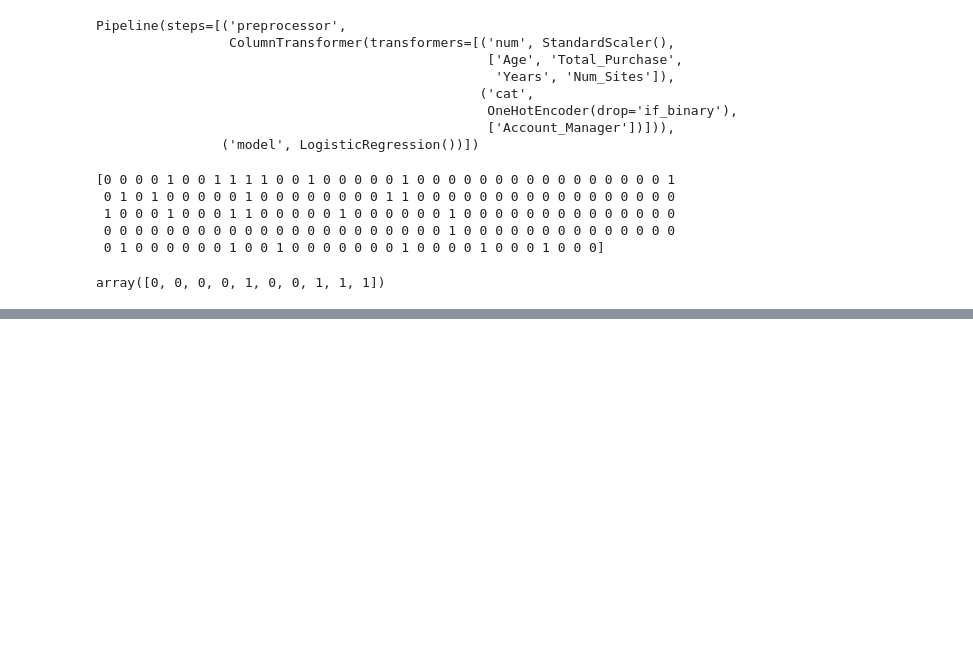
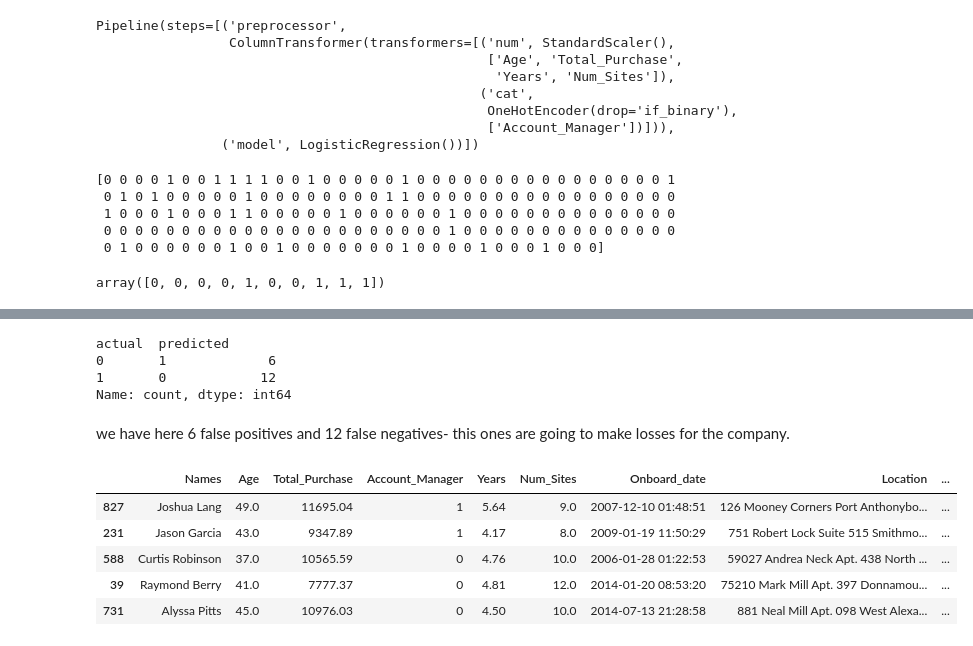
Before and after one commit to jacobabhihail-tech/advanced-data-wrangling-lab, a Jupyter notebook: day07_customer_churn_audit/customer_churn_audit.ipynb, the cells around one changed output, grey strips where cells are left out. Cells and saved outputs as stored; diff of their text form; code cells hidden in the pictures; blank space fills up the shorter version.

```diff
--- a/day07_customer_churn_audit/customer_churn_audit.ipynb
+++ b/day07_customer_churn_audit/customer_churn_audit.ipynb
@@ -486,0 +492,20 @@ weighted avg       0.89      0.90      0.90       180
+# %%
+wrong_pred.groupby('actual')['predicted'].value_counts()
+# %% [output]
+actual  predicted
+0       1             6
+1       0            12
+Name: count, dtype: int64
+# %% [markdown]
+we have here 6 false positives and 12 false negatives- this ones are going to make losses for the company.
+# %%
+Correct_pred = results[results['actual'] == results['predicted']]
+
+correct_pred.head(5)
+# %% [output]
+|  | Names | Age | Total_Purchase | Account_Manager | Years | Num_Sites | Onboard_date | Location | ... |
+| 827 | Joshua Lang | 49.0 | 11695.04 | 1 | 5.64 | 9.0 | 2007-12-10 01:48:51 | 126 Mooney Corners Port Anthonybo... | ... |
+| 231 | Jason Garcia | 43.0 | 9347.89 | 1 | 4.17 | 8.0 | 2009-01-19 11:50:29 | 751 Robert Lock Suite 515 Smithmo... | ... |
+| 588 | Curtis Robinson | 37.0 | 10565.59 | 0 | 4.76 | 10.0 | 2006-01-28 01:22:53 | 59027 Andrea Neck Apt. 438 North ... | ... |
+| 39 | Raymond Berry | 41.0 | 7777.37 | 0 | 4.81 | 12.0 | 2014-01-20 08:53:20 | 75210 Mark Mill Apt. 397 Donnamou... | ... |
+| 731 | Alyssa Pitts | 45.0 | 10976.03 | 0 | 4.50 | 10.0 | 2014-07-13 21:28:58 | 881 Neal Mill Apt. 098 West Alexa... | ... |
```
Also changed, not shown: parts of 27 cells of this notebook, 1 other file.
